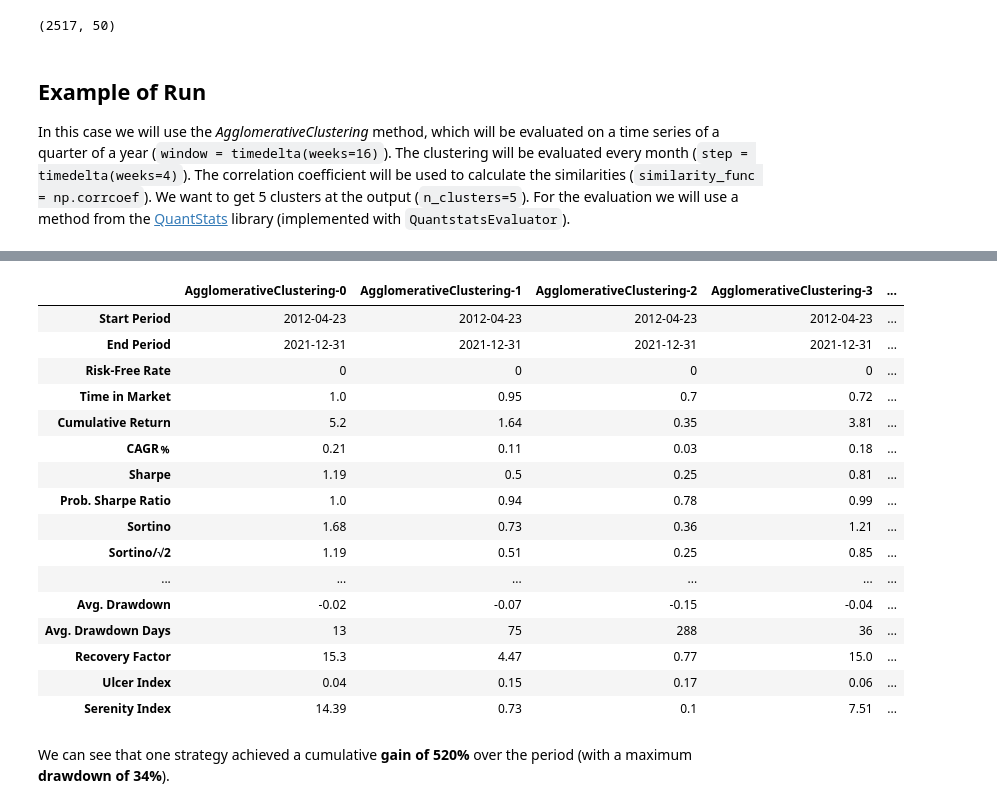
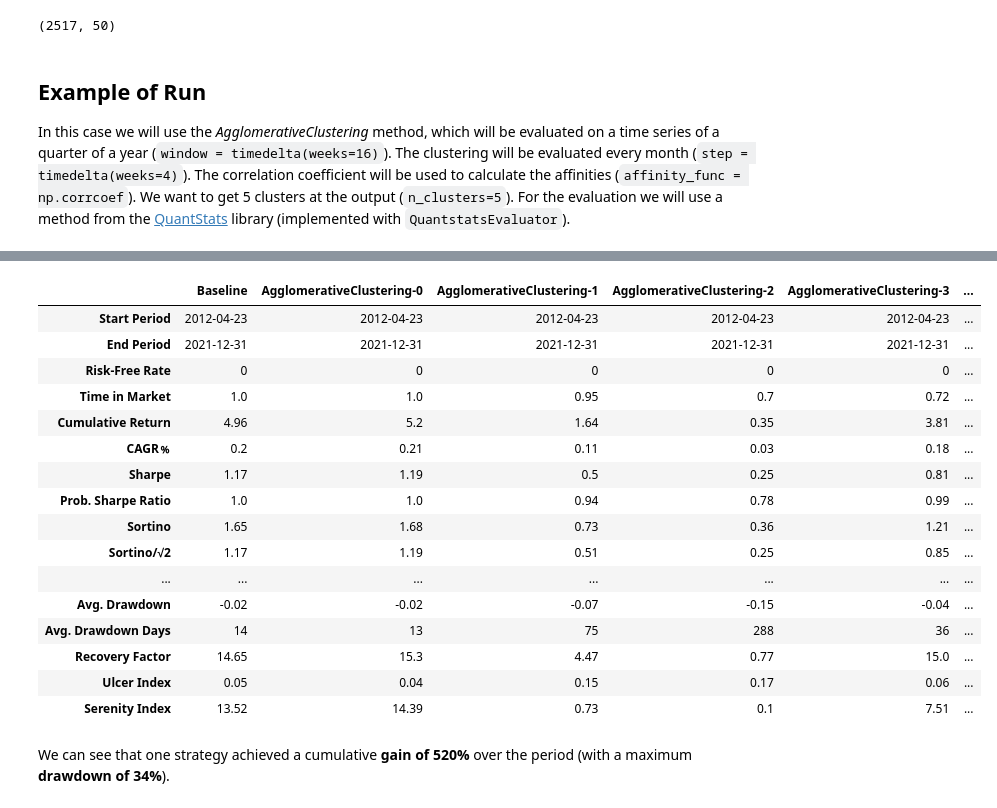
Before and after one commit to JakRys/finclust, a Jupyter notebook: examples/simple_example.ipynb, the cells around one changed output, grey strips where cells are left out. Drawn from its saved outputs; the diff is of its cells as text; code cells hidden in the pictures.

Commit message:
Rename similarities to affinities

```diff
--- a/examples/simple_example.ipynb
+++ b/examples/simple_example.ipynb
@@ -41,7 +41,7 @@ data.shape
 
 In this case we will use the _AgglomerativeClustering_ method, which will be evaluated on a time series of a quarter of a year (`window = timedelta(weeks=16)`).
 The clustering will be evaluated every month (`step = timedelta(weeks=4)`).
-The correlation coefficient will be used to calculate the similarities (`similarity_func = np.corrcoef`).
+The correlation coefficient will be used to calculate the affinities (`affinity_func = np.corrcoef`).
 We want to get 5 clusters at the output (`n_clusters=5`).
 For the evaluation we will use a method from the [QuantStats](https://github.com/ranaroussi/quantstats) library (implemented with `QuantstatsEvaluator`).
 # %%
@@ -59,7 +59,7 @@ from sklearn.cluster import AgglomerativeClustering
 mgr = PortfolioManager(
     window = timedelta(weeks=16),
     step = timedelta(weeks=4),
-    similarity_func = np.corrcoef,
+    affinity_func = np.corrcoef,
     clusterer = ScikitClusterer(
         cluster_method = AgglomerativeClustering(affinity="precomputed", linkage="single", n_clusters=5),
     ),
@@ -79,20 +80,20 @@ Duration of the run: 0:00:04.986549.
-|  | AgglomerativeClustering-0 | AgglomerativeClustering-1 | AgglomerativeClustering-2 | AgglomerativeClustering-3 | ... |
-| Start Period | 2012-04-23 | 2012-04-23 | 2012-04-23 | 2012-04-23 | ... |
-| End Period | 2021-12-31 | 2021-12-31 | 2021-12-31 | 2021-12-31 | ... |
-| Risk-Free Rate | 0 | 0 | 0 | 0 | ... |
-| Time in Market | 1.0 | 0.95 | 0.7 | 0.72 | ... |
-| Cumulative Return | 5.2 | 1.64 | 0.35 | 3.81 | ... |
-| CAGR﹪ | 0.21 | 0.11 | 0.03 | 0.18 | ... |
-| Sharpe | 1.19 | 0.5 | 0.25 | 0.81 | ... |
-| Prob. Sharpe Ratio | 1.0 | 0.94 | 0.78 | 0.99 | ... |
-| Sortino | 1.68 | 0.73 | 0.36 | 1.21 | ... |
-| Sortino/√2 | 1.19 | 0.51 | 0.25 | 0.85 | ... |
-| ... | ... | ... | ... | ... | ... |
-| Avg. Drawdown | -0.02 | -0.07 | -0.15 | -0.04 | ... |
-| Avg. Drawdown Days | 13 | 75 | 288 | 36 | ... |
-| Recovery Factor | 15.3 | 4.47 | 0.77 | 15.0 | ... |
-| Ulcer Index | 0.04 | 0.15 | 0.17 | 0.06 | ... |
-| Serenity Index | 14.39 | 0.73 | 0.1 | 7.51 | ... |
+|  | Baseline | AgglomerativeClustering-0 | AgglomerativeClustering-1 | AgglomerativeClustering-2 | AgglomerativeClustering-3 | ... |
+| Start Period | 2012-04-23 | 2012-04-23 | 2012-04-23 | 2012-04-23 | 2012-04-23 | ... |
+| End Period | 2021-12-31 | 2021-12-31 | 2021-12-31 | 2021-12-31 | 2021-12-31 | ... |
+| Risk-Free Rate | 0 | 0 | 0 | 0 | 0 | ... |
+| Time in Market | 1.0 | 1.0 | 0.95 | 0.7 | 0.72 | ... |
+| Cumulative Return | 4.96 | 5.2 | 1.64 | 0.35 | 3.81 | ... |
+| CAGR﹪ | 0.2 | 0.21 | 0.11 | 0.03 | 0.18 | ... |
+| Sharpe | 1.17 | 1.19 | 0.5 | 0.25 | 0.81 | ... |
+| Prob. Sharpe Ratio | 1.0 | 1.0 | 0.94 | 0.78 | 0.99 | ... |
+| Sortino | 1.65 | 1.68 | 0.73 | 0.36 | 1.21 | ... |
+| Sortino/√2 | 1.17 | 1.19 | 0.51 | 0.25 | 0.85 | ... |
+| ... | ... | ... | ... | ... | ... | ... |
+| Avg. Drawdown | -0.02 | -0.02 | -0.07 | -0.15 | -0.04 | ... |
+| Avg. Drawdown Days | 14 | 13 | 75 | 288 | 36 | ... |
+| Recovery Factor | 14.65 | 15.3 | 4.47 | 0.77 | 15.0 | ... |
+| Ulcer Index | 0.05 | 0.04 | 0.15 | 0.17 | 0.06 | ... |
+| Serenity Index | 13.52 | 14.39 | 0.73 | 0.1 | 7.51 | ... |
 # %% [markdown]
 We can see that one strategy achieved a cumulative **gain of 520%** over the period (with a maximum **drawdown of 34%**).
 # %% [markdown]
```
Also changed, not shown: parts of 2 cells of this notebook, 3 other files.
